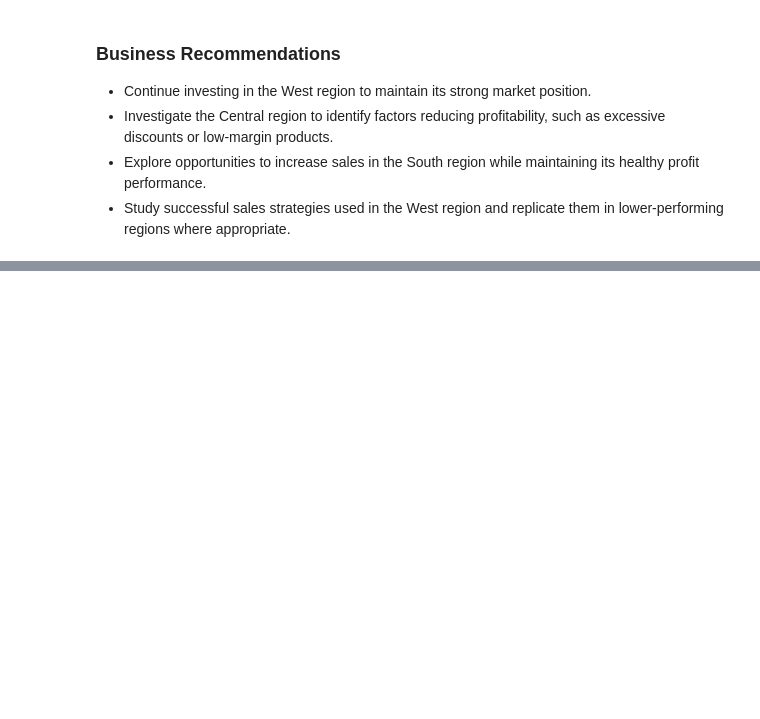
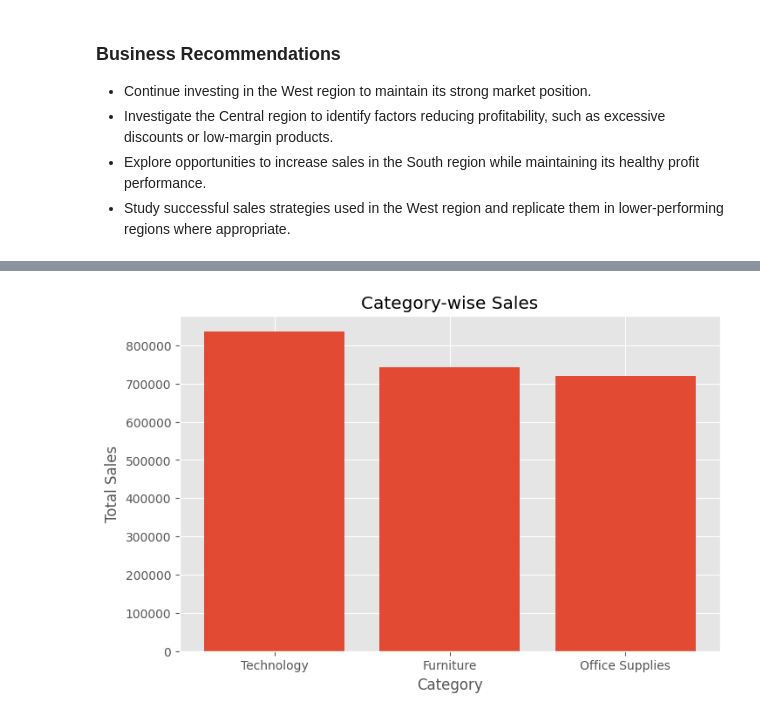
Before and after one commit to jigyasa-b31/Sales-Data-Analysis-Dashboard, a Jupyter notebook: notebooks/Sales_Data_Analysis_Dashboard.ipynb, the cells around one changed output, grey strips where cells are left out. Saved outputs shown, nothing was run; the diff lists cells and outputs as text; code cells hidden in the pictures; blank space fills up the shorter version.

Commit message:
Complete category and product performance analysis

```diff
--- a/notebooks/Sales_Data_Analysis_Dashboard.ipynb
+++ b/notebooks/Sales_Data_Analysis_Dashboard.ipynb
@@ -453,0 +460,8 @@ The South region demonstrates relatively better profitability compared to its sa
+# %%
+category_analysis = (
+    df.groupby("Category")[["Sales", "Profit"]]
+      .sum()
+      .sort_values(by="Sales", ascending=False)
+)
+
+category_analysis
@@ -453,0 +474,15 @@ The South region demonstrates relatively better profitability compared to its sa
+# %%
+plt.figure(figsize=(8,5))
+
+plt.bar(
+    category_analysis.index,
+    category_analysis["Sales"]
+)
+
+plt.title("Category-wise Sales")
+plt.xlabel("Category")
+plt.ylabel("Total Sales")
+
+plt.show()
+# %% [output]
+[figure, added]
```
Also changed, not shown: parts of 11 cells of this notebook.
